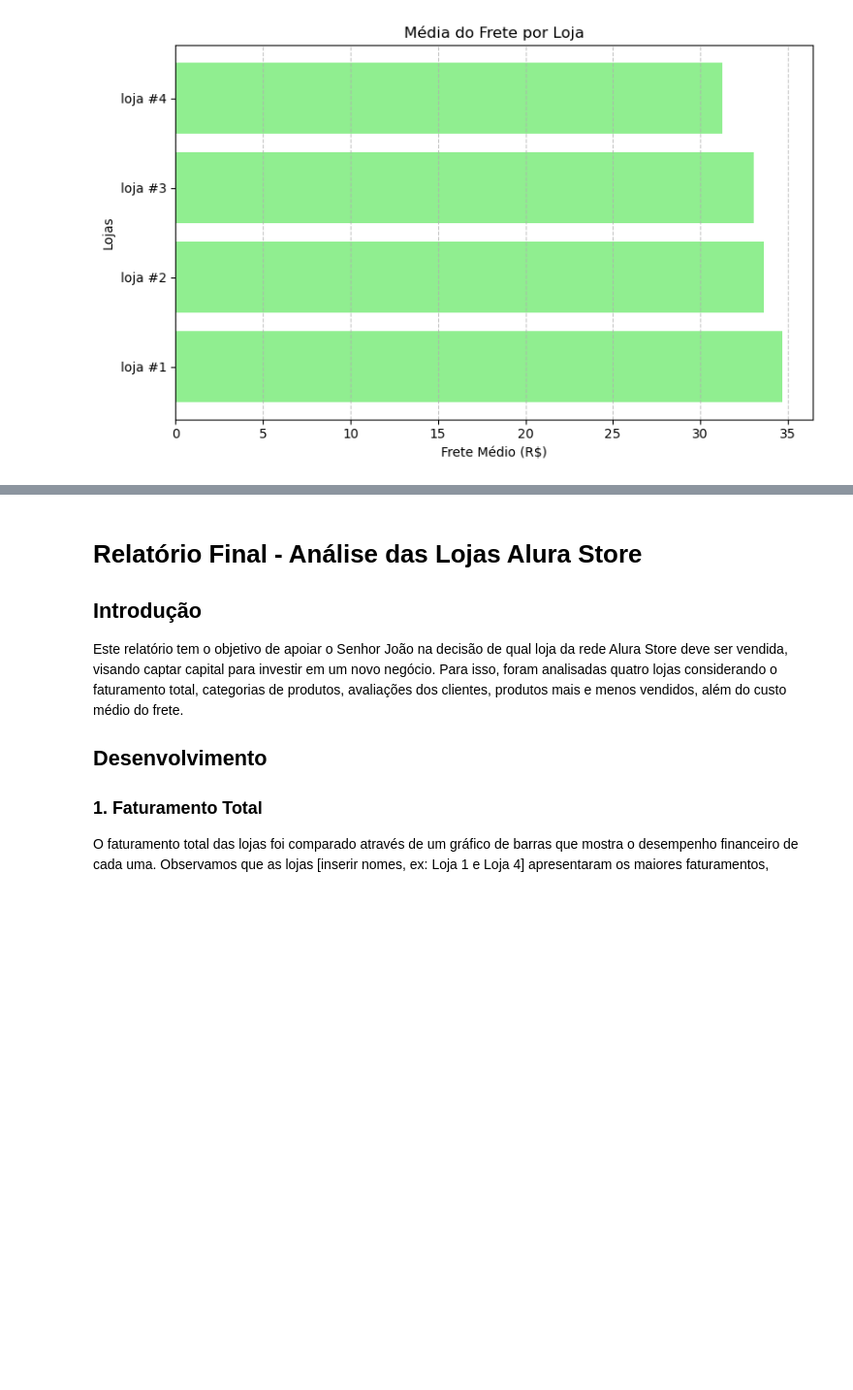
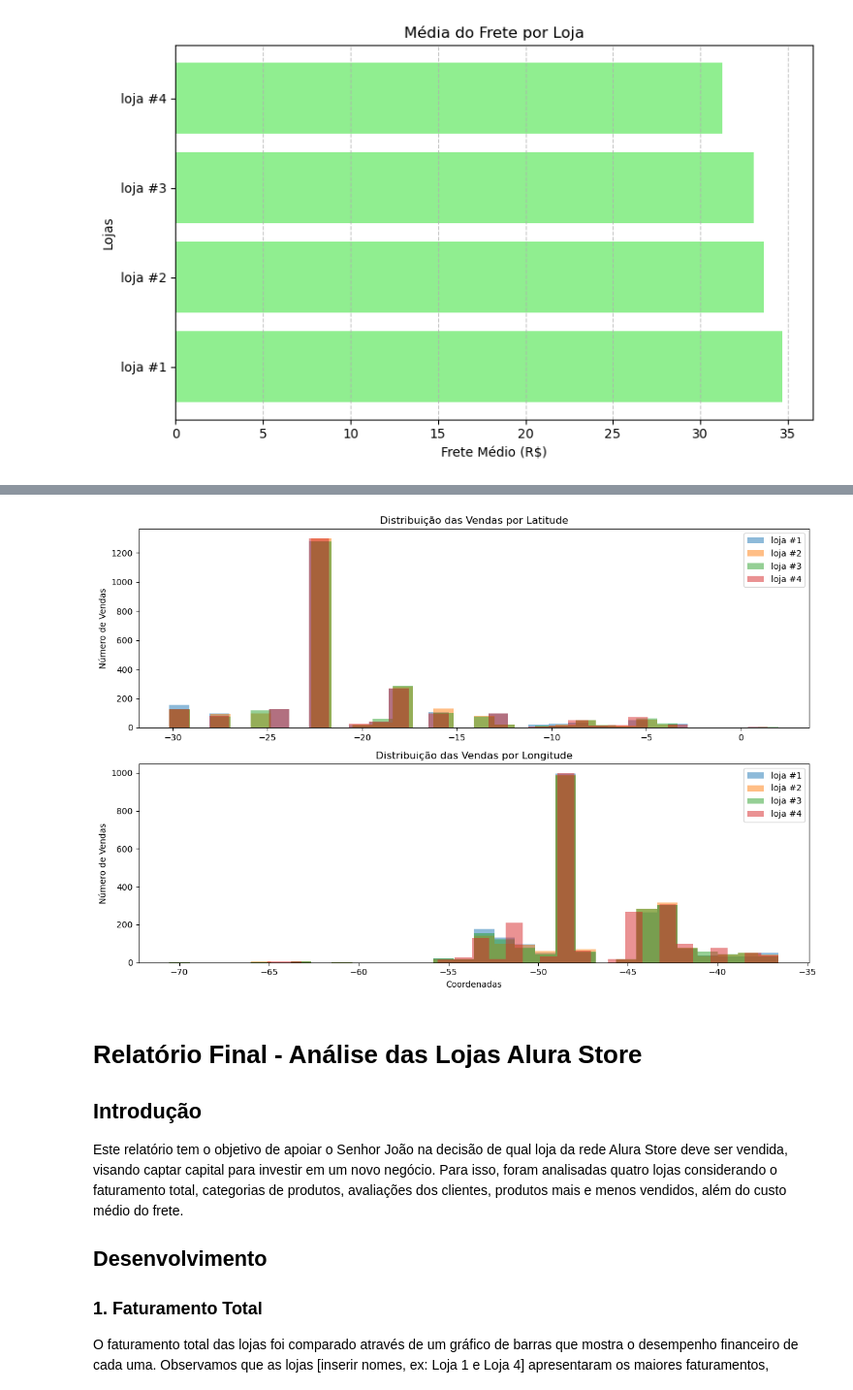
Before and after one commit to zucajunior/alura_store, a Jupyter notebook: notebooks/AluraStoreBr.ipynb, the cells around one changed output, grey strips where cells are left out. Shown at 97% size. Cells and saved outputs as stored; diff of their text form; code cells hidden in the pictures; blank space fills up the shorter version.

```diff
--- a/notebooks/AluraStoreBr.ipynb
+++ b/notebooks/AluraStoreBr.ipynb
@@ -238,0 +270,18 @@ plt.show()
+# %%
+import pandas as pd
+
+# Função para adicionar colunas de grid (exemplo com passo 0.01)
+def adicionar_grid(df, passo=0.01):
+    df['lat_grid'] = (df['lat'] // passo) * passo
+    df['lon_grid'] = (df['lon'] // passo) * passo
+    return df
+
+# Aplicar para cada loja
+for df in lojas:
+    adicionar_grid(df)
+
+# Agora podemos agrupar por loja + grid e somar faturamento ou contar vendas
+for df, nome in zip(lojas, str_lojas):
+    agrupado = df.groupby(['lat_grid', 'lon_grid']).size().reset_index(name='num_vendas')
+    print(f'Regionais e vendas para {nome}:')
+    print(agrupado.head())
@@ -239,3 +306,25 @@ plt.show()
+# %%
+fig, axes = plt.subplots(2, 1, figsize=(12,8), sharex=False)
+
+# Histograma das Latitudes
+for df, nome in zip(lojas, str_lojas):
+    axes[0].hist(df['lat'], bins=30, alpha=0.5, label=nome)
+axes[0].set_title('Distribuição das Vendas por Latitude')
+axes[0].set_ylabel('Número de Vendas')
+axes[0].legend()
+
+# Histograma das Longitudes
+for df, nome in zip(lojas, str_lojas):
+    axes[1].hist(df['lon'], bins=30, alpha=0.5, label=nome)
+axes[1].set_title('Distribuição das Vendas por Longitude')
+axes[1].set_xlabel('Coordenadas')
+axes[1].set_ylabel('Número de Vendas')
+axes[1].legend()
+
+plt.tight_layout()
+plt.show()
+# %% [output]
+[figure, added]
 # %% [markdown]
 # Relatório Final - Análise das Lojas Alura Store
 
```
Also changed, not shown: parts of 4 cells of this notebook.
